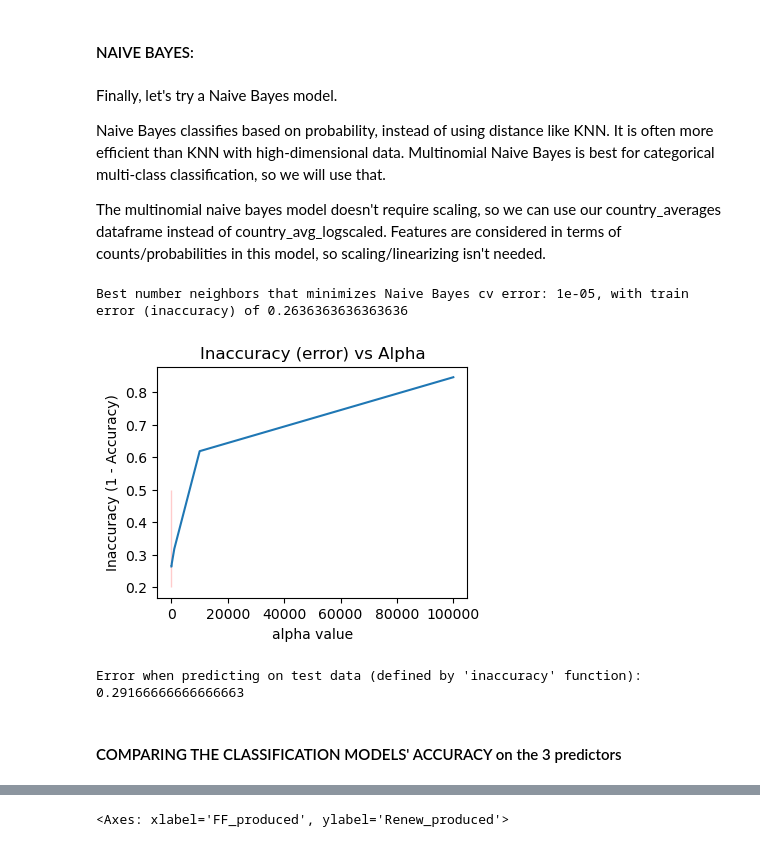
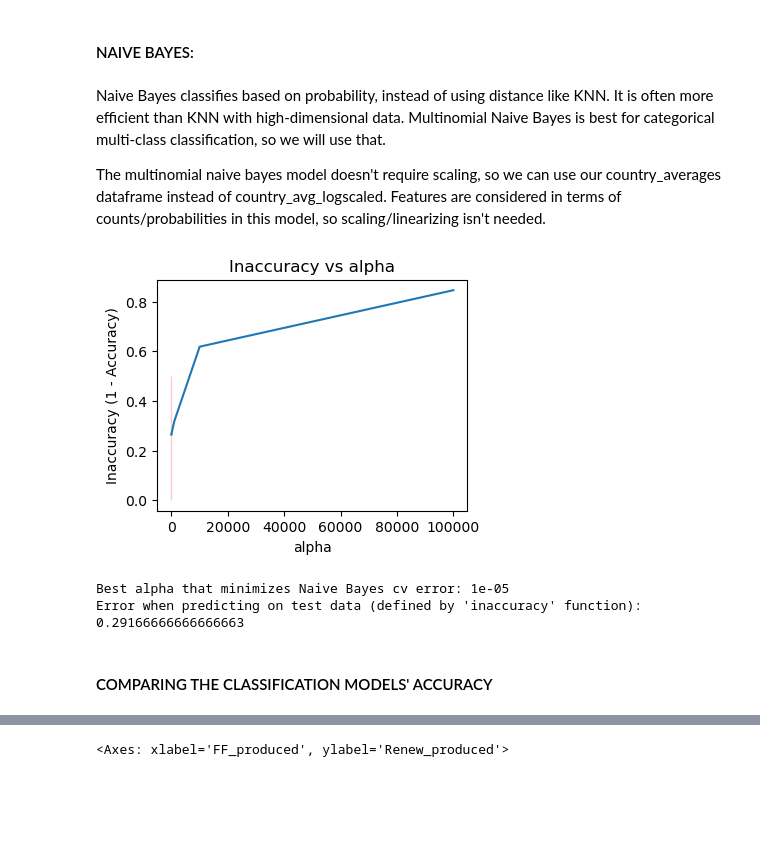
Before and after one commit to siegelhannah/Energy-Use-Sustainability, a Jupyter notebook: Proj2DSCI311.ipynb, the cells around one changed output, grey strips where cells are left out. Saved outputs shown, nothing was run; the diff lists cells and outputs as text; code cells hidden in the pictures; blank space fills up the shorter version.

```diff
--- a/Proj2DSCI311.ipynb
+++ b/Proj2DSCI311.ipynb
@@ -1050,8 +1042,6 @@ Error when predicting on test data (defined by 'inaccuracy' function): 0.2291666
 # %% [markdown]
 #### NAIVE BAYES:
 # %% [markdown]
-Finally, let's try a Naive Bayes model.
-
 Naive Bayes classifies based on probability, instead of using distance like KNN. It is often more efficient than KNN with high-dimensional data.
 Multinomial Naive Bayes is best for categorical multi-class classification, so we will use that.
 
@@ -1083,34 +1062,23 @@ for alpha in range_of_alphas:
-# %%
-error_vs_a = pd.DataFrame({'alpha': range_of_alphas, 'CV Error': cv_errors})
-minimized = error_vs_a[error_vs_a['CV Error'] == min(error_vs_a['CV Error'])].reset_index()
-best_a = minimized.iloc[0,1]
-best_error = minimized.iloc[0,2]
-print(f"Best number neighbors that minimizes Naive Bayes cv error: {best_a}, with train error (inaccuracy) of {best_error}")
-# %% [output]
-Best number neighbors that minimizes Naive Bayes cv error: 1e-05, with train error (inaccuracy) of 0.2636363636363636
-# %%
-plt.figure(figsize=(4,3))
-sns.lineplot(x='alpha', y='CV Error', data=error_vs_a)
-sns.lineplot(x=[best_a,best_a], y=[0.2,0.5], color='red')
-
-plt.xlabel('alpha value')
-plt.ylabel('Inaccuracy (1 - Accuracy)')
-plt.title('Inaccuracy (error) vs Alpha')
-plt.show()
-# %% [output]
-[figure, removed]
-# %%
-# TEST IT!
-#Final model training w/ best alpha value:
-
-best_NB = MultinomialNB(alpha=best_a)
-best_NB.fit(X_train_nb, Y_train_nb) # fit
-y_holdout_pred_nb = best_NB.predict(X_holdout_nb) # predict
-
-holdout_error_nb = inaccuracy(Y_holdout_nb, y_holdout_pred_nb) #evaluate
-print(f"Error when predicting on test data (defined by 'inaccuracy' function): {holdout_error_nb}")
-# %% [output]
-Error when predicting on test data (defined by 'inaccuracy' function): 0.29166666666666663
+# %%
+#Naive Bayes
+from sklearn.naive_bayes import MultinomialNB
+
+best_a, holdout_error_nb, error_vs_a = optimize_and_test_model(
+    model_class=MultinomialNB,
+    param_range=np.logspace(-5, 5, 11), # use a log scale for alpha
+    X_train=X_train_nb, Y_train=Y_train_nb, # training data
+    X_holdout=X_holdout_nb, Y_holdout=Y_holdout_nb, # test data
+    standardize=False, # standardize b/c KNN concerns distances
+    hyperparam_name="alpha" # hyperparameter
+)
+# understand our process:
+plot_error_vs_param(error_vs_a, best_a, 'alpha')
+print(f"Best alpha that minimizes Naive Bayes cv error: {best_a}")
+print(f"Error when predicting on test data (defined by 'inaccuracy' function): {holdout_error_nb}")
+# %% [output]
+[figure, added]
+Best alpha that minimizes Naive Bayes cv error: 1e-05
+Error when predicting on test data (defined by 'inaccuracy' function): 0.29166666666666663
 # %% [markdown]
-#### COMPARING THE CLASSIFICATION MODELS' ACCURACY on the 3 predictors
+#### COMPARING THE CLASSIFICATION MODELS' ACCURACY
 # %%
```
Also changed, not shown: parts of 26 cells of this notebook.
